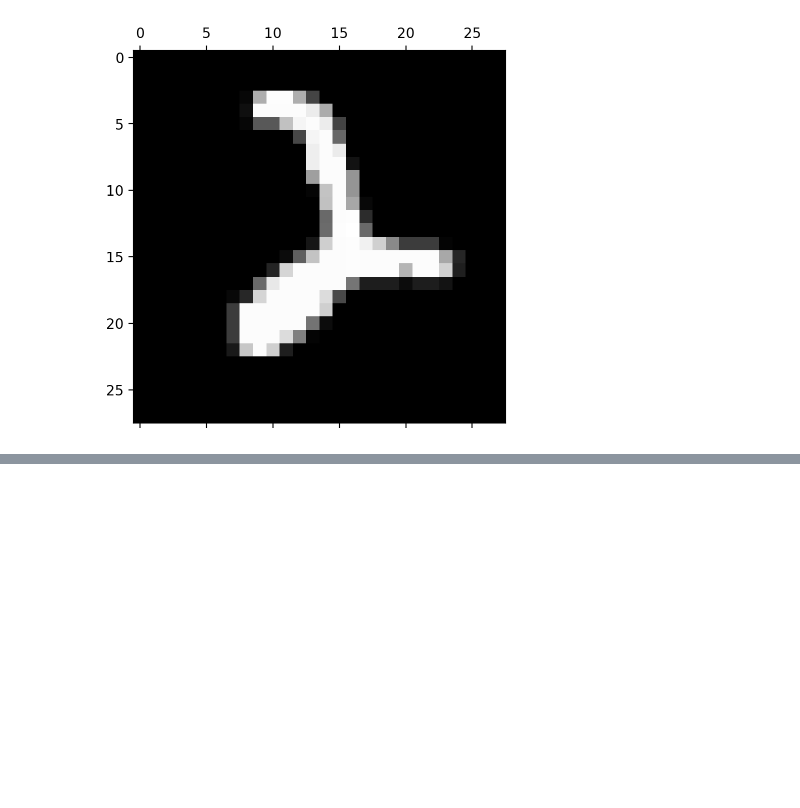
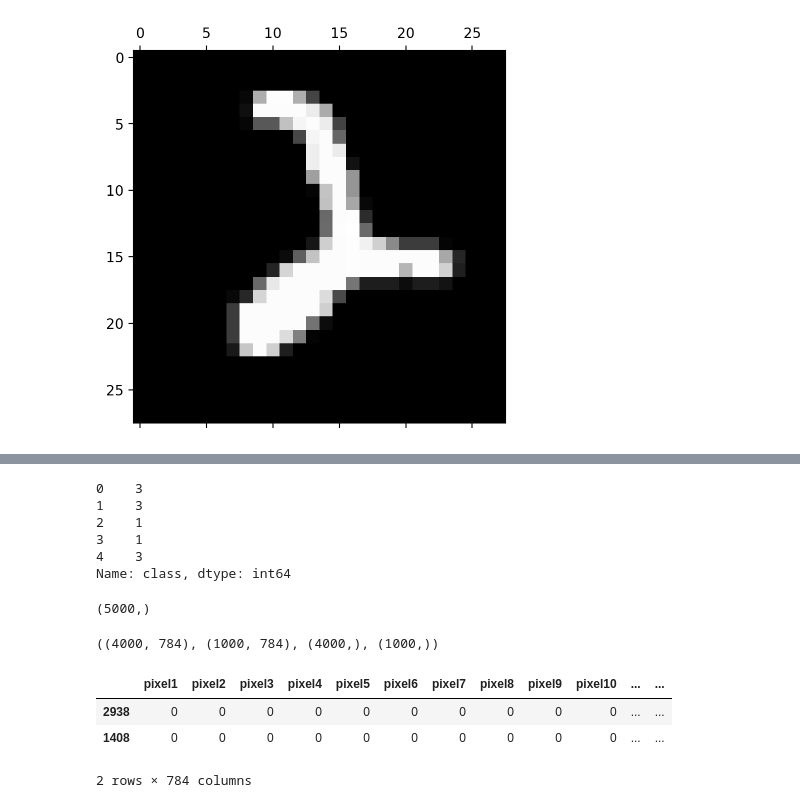
Before and after one commit to pNatTueku/ml_learning_with_ajprasertcbs, a Jupyter notebook: notebooks/pca_visualize_and_classify_mnist_hanfdwritten_img.ipynb, the cells around one changed output, grey strips where cells are left out. Drawn from its saved outputs; the diff is of its cells as text; code cells hidden in the pictures; blank space fills up the shorter version.

```diff
--- a/notebooks/pca_visualize_and_classify_mnist_hanfdwritten_img.ipynb
+++ b/notebooks/pca_visualize_and_classify_mnist_hanfdwritten_img.ipynb
@@ -82,0 +118,27 @@ target = 2
+# %%
+y.head()
+# %% [output]
+0    3
+1    3
+2    1
+3    1
+4    3
+Name: class, dtype: int64
+# %%
+y.shape
+# %% [output]
+(5000,)
+# %%
+test_size = .2
+
+X_train, X_test, y_train, y_test = train_test_split(X, y, test_size = test_size, random_state = 7, stratify = y)
+X_train.shape, X_test.shape, y_train.shape, y_test.shape
+# %% [output]
+((4000, 784), (1000, 784), (4000,), (1000,))
+# %%
+X_train[:2]
+# %% [output]
+|  | pixel1 | pixel2 | pixel3 | pixel4 | pixel5 | pixel6 | pixel7 | pixel8 | pixel9 | pixel10 | ... | ... |
+| 2938 | 0 | 0 | 0 | 0 | 0 | 0 | 0 | 0 | 0 | 0 | ... | ... |
+| 1408 | 0 | 0 | 0 | 0 | 0 | 0 | 0 | 0 | 0 | 0 | ... | ... |
+2 rows × 784 columns
```
Also changed, not shown: parts of 8 cells of this notebook.
